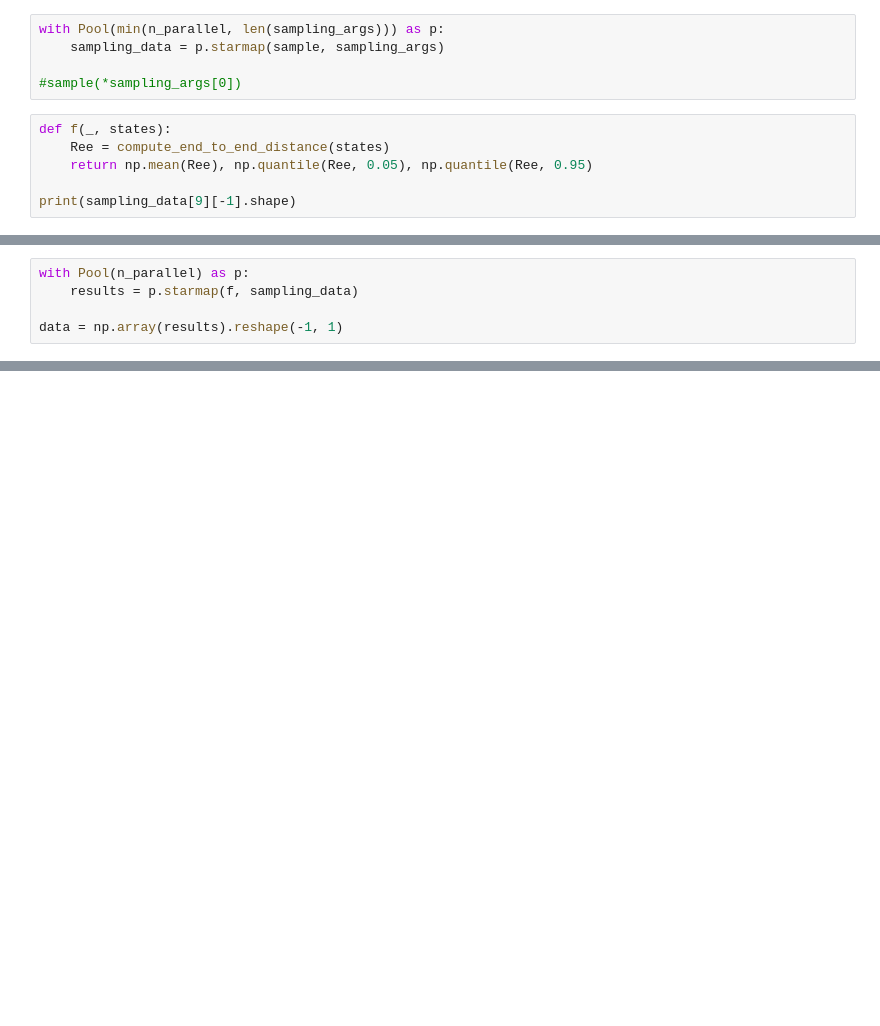
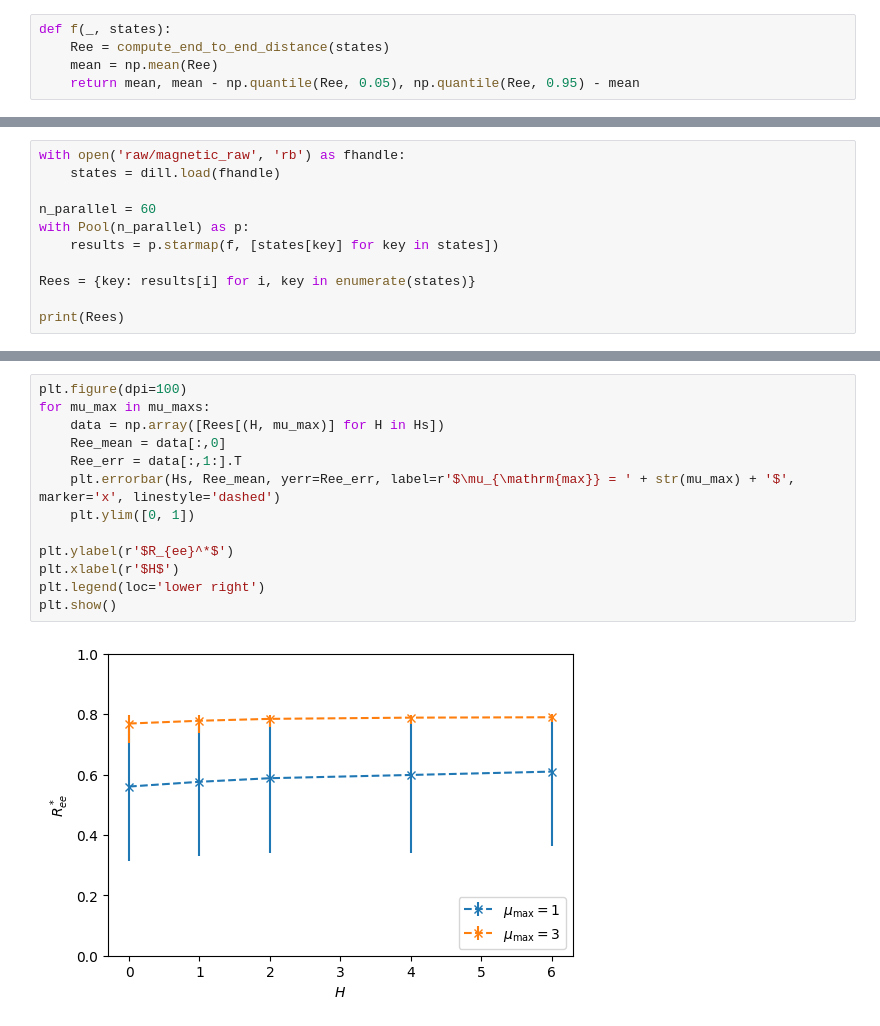
Before and after one commit to ripaul/magnetic-filaments, a Jupyter notebook: magnetic.ipynb, the cells around one changed output, grey strips where cells are left out. Drawn from its saved outputs; the diff is of its cells as text; blank space fills up the shorter version.

Commit message:
first results

```diff
--- a/magnetic.ipynb
+++ b/magnetic.ipynb
@@ -305,11 +324,5 @@ print(len(sampling_args))
-# %%
-with Pool(min(n_parallel, len(sampling_args))) as p:
-    sampling_data = p.starmap(sample, sampling_args)
-
-#sample(*sampling_args[0])
 # %%
 def f(_, states):
     Ree = compute_end_to_end_distance(states)
-    return np.mean(Ree), np.quantile(Ree, 0.05), np.quantile(Ree, 0.95)
-
-print(sampling_data[9][-1].shape)
+    mean = np.mean(Ree)
+    return mean, mean - np.quantile(Ree, 0.05), np.quantile(Ree, 0.95) - mean
@@ -318,5 +328,0 @@ print(sampling_data[9][-1].shape)
-# %%
-with Pool(n_parallel) as p:
-    results = p.starmap(f, sampling_data)
-
-data = np.array(results).reshape(-1, 1)
@@ -330,0 +329,11 @@ plt.ylim([0, 1])
+# %%
+with open('raw/magnetic_raw', 'rb') as fhandle:
+    states = dill.load(fhandle)
+
+n_parallel = 60
+with Pool(n_parallel) as p:
+    results = p.starmap(f, [states[key] for key in states])
+
+Rees = {key: results[i] for i, key in enumerate(states)}
+
+print(Rees)
@@ -330,0 +362,15 @@ plt.ylim([0, 1])
+# %%
+plt.figure(dpi=100)
+for mu_max in mu_maxs:
+    data = np.array([Rees[(H, mu_max)] for H in Hs])
+    Ree_mean = data[:,0]
+    Ree_err = data[:,1:].T
+    plt.errorbar(Hs, Ree_mean, yerr=Ree_err, label=r'$\mu_{\mathrm{max}} = ' + str(mu_max) + '$', marker='x', linestyle='dashed')
+    plt.ylim([0, 1])
+
+plt.ylabel(r'$R_{ee}^*$')
+plt.xlabel(r'$H$')
+plt.legend(loc='lower right')
+plt.show()
+# %% [output]
+[figure, added]
```
Also changed, not shown: parts of 24 cells of this notebook, 3 other files.
